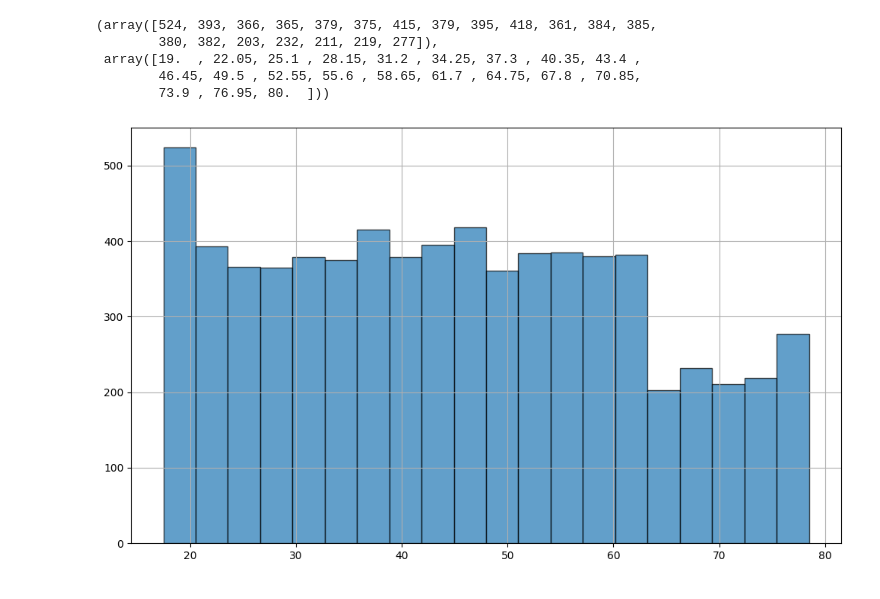
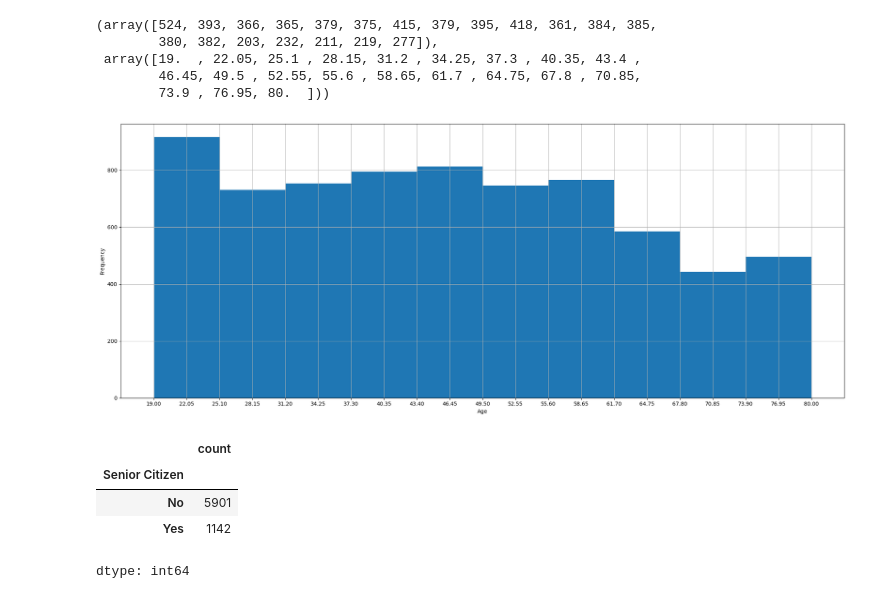
Before and after one commit to Seenuprime/Data-Analytics, a Jupyter notebook: Customer_churn.ipynb, the cells around one changed output. Drawn from its saved outputs; the diff is of its cells as text; code cells hidden in the pictures.

```diff
--- a/Customer_churn.ipynb
+++ b/Customer_churn.ipynb
@@ -57,10 +60,19 @@ hist, bin_edges
  array([19.  , 22.05, 25.1 , 28.15, 31.2 , 34.25, 37.3 , 40.35, 43.4 ,
         46.45, 49.5 , 52.55, 55.6 , 58.65, 61.7 , 64.75, 67.8 , 70.85,
         73.9 , 76.95, 80.  ]))
-# %%
-plt.figure(figsize=(10, 6))
-plt.grid()
-plt.bar(bin_edges[:-1], hist, width=np.diff(bin_edges), edgecolor='black', alpha=0.7)
-plt.tight_layout()
-# %% [output]
-[figure, removed]
+# %%
+plt.figure(figsize=(20, 8))
+plt.grid()
+df['Age'].plot(kind='hist', xticks=bin_edges, grid=True)
+plt.xlabel('Age')
+plt.tight_layout()
+# %% [output]
+[figure, added]
+# %%
+df['Senior Citizen'].value_counts()
+# %% [output]
+|  | count |
+| Senior Citizen |  |
+| No | 5901 |
+| Yes | 1142 |
+dtype: int64
```
Also changed, not shown: parts of 7 cells of this notebook.
